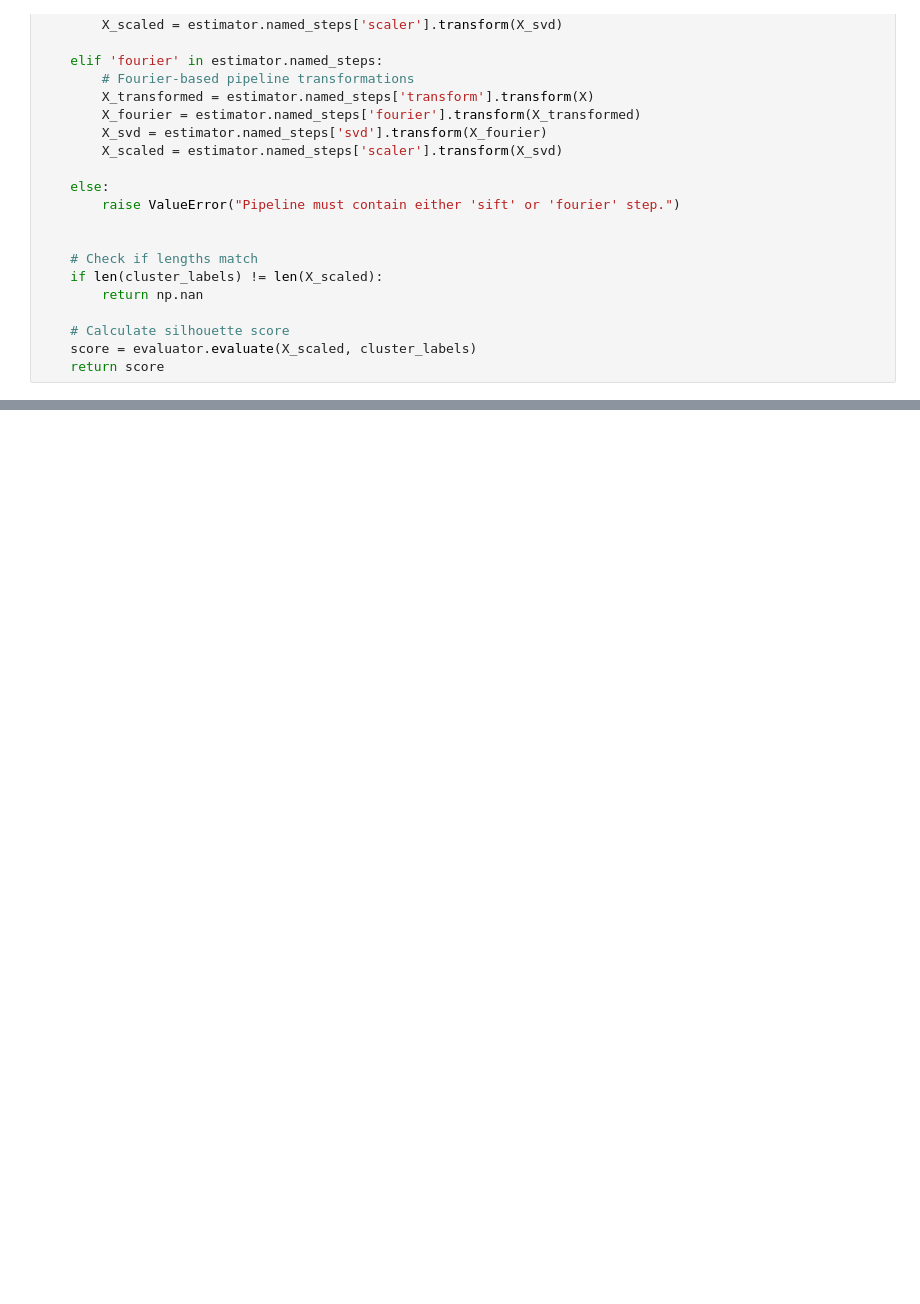
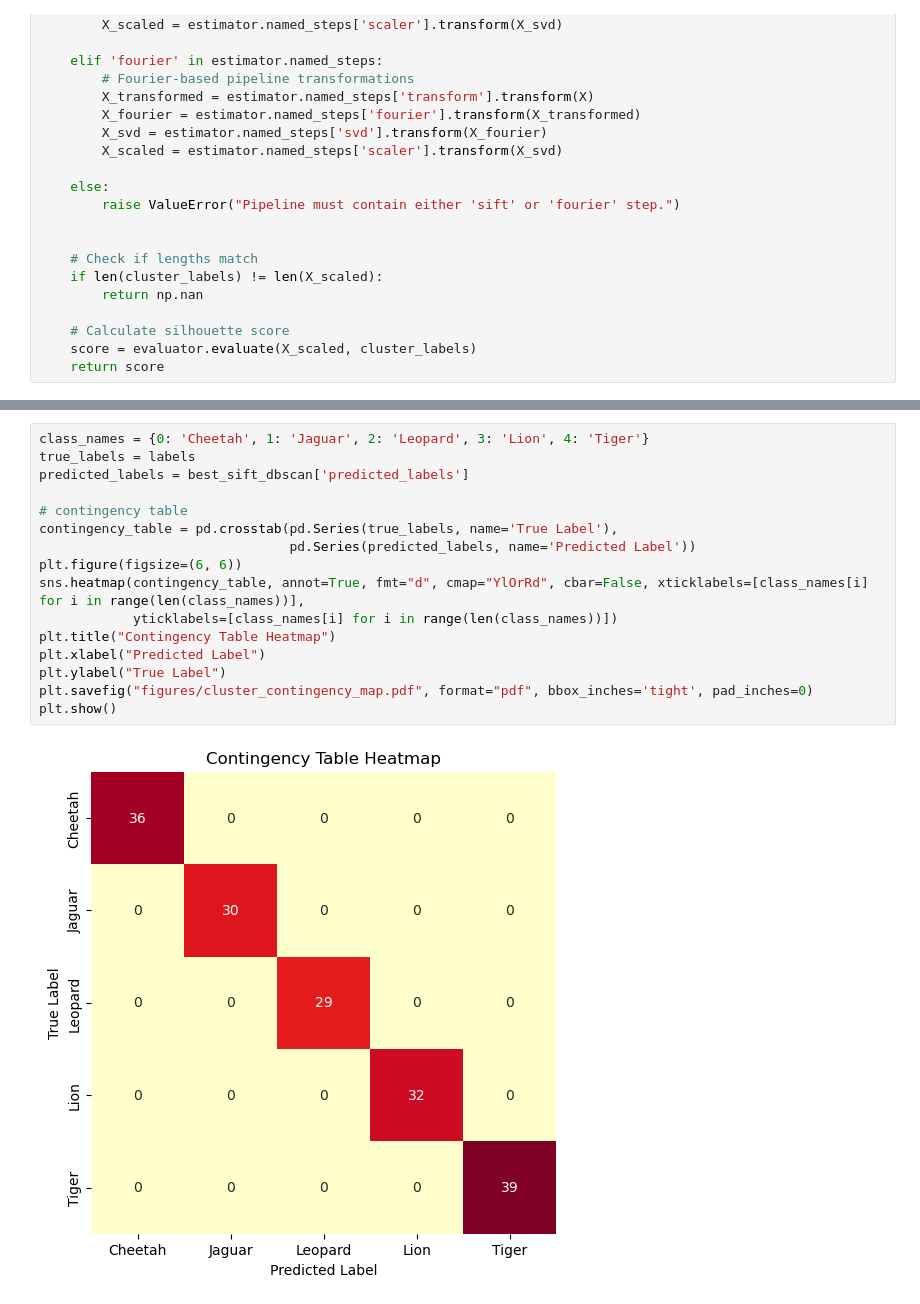
Before and after one commit to xenia-d/Pattern-Recognition-Gr7, a Jupyter notebook: Assignment-2/image_clustering.ipynb, the cells around one changed output, grey strips where cells are left out. Saved outputs shown, nothing was run; the diff lists cells and outputs as text; blank space fills up the shorter version.

```diff
--- a/Assignment-2/image_clustering.ipynb
+++ b/Assignment-2/image_clustering.ipynb
@@ -372,0 +340,18 @@ plt.show()
+# %%
+class_names = {0: 'Cheetah', 1: 'Jaguar', 2: 'Leopard', 3: 'Lion', 4: 'Tiger'}
+true_labels = labels
+predicted_labels = best_sift_dbscan['predicted_labels']
+
+# contingency table
+contingency_table = pd.crosstab(pd.Series(true_labels, name='True Label'),
+                                pd.Series(predicted_labels, name='Predicted Label'))
+plt.figure(figsize=(6, 6))
+sns.heatmap(contingency_table, annot=True, fmt="d", cmap="YlOrRd", cbar=False, xticklabels=[class_names[i] for i in range(len(class_names))],
+            yticklabels=[class_names[i] for i in range(len(class_names))])
+plt.title("Contingency Table Heatmap")
+plt.xlabel("Predicted Label")
+plt.ylabel("True Label")
+plt.savefig("figures/cluster_contingency_map.pdf", format="pdf", bbox_inches='tight', pad_inches=0)
+plt.show()
+# %% [output]
+[figure, added]
```
Also changed, not shown: parts of 9 cells of this notebook, 24 other files.
